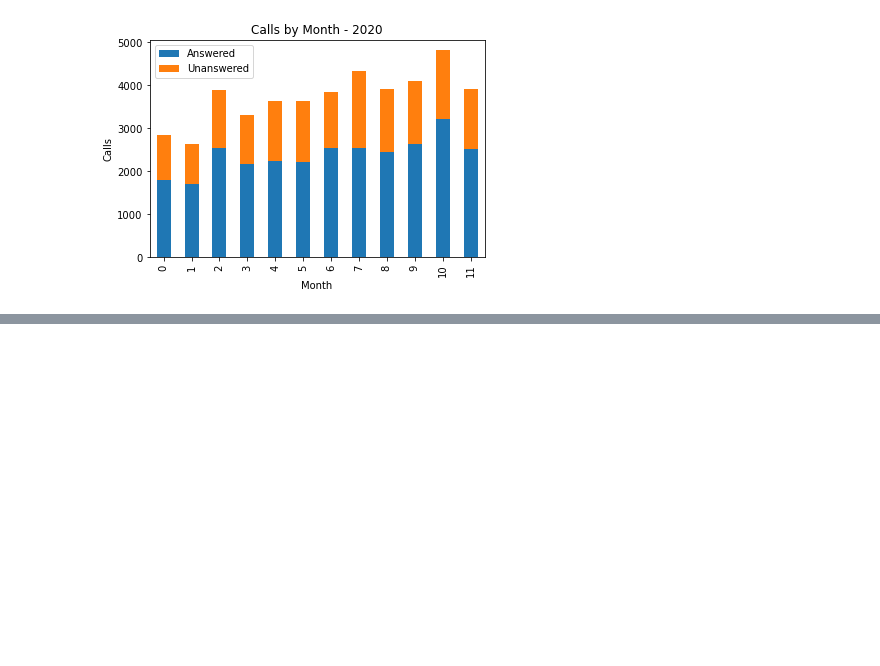
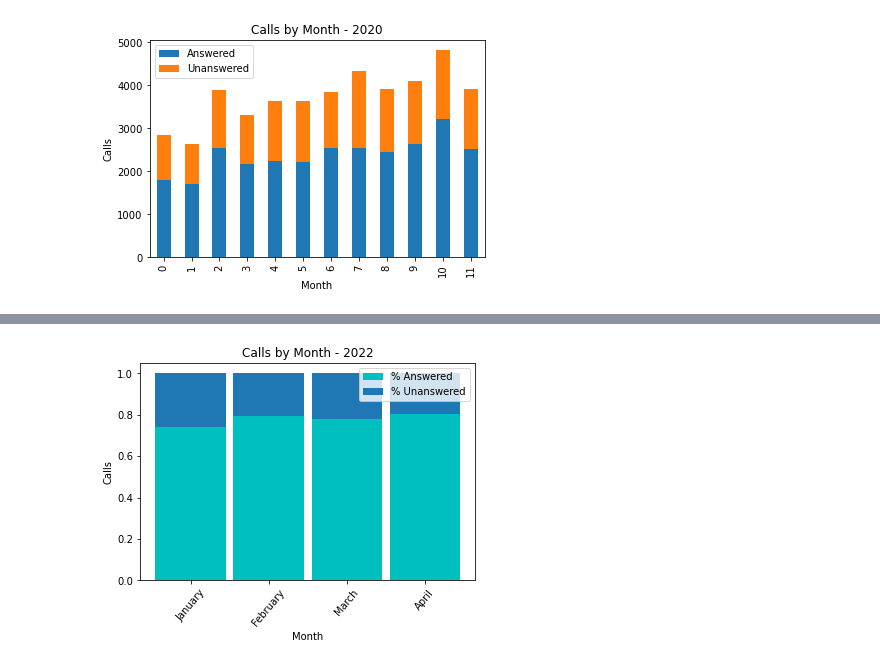
Before and after one commit to NSS-Data-Analytics-Cohort-6/fcs-crisis-sailing-the-seaborn, a Jupyter notebook: notebook/fcs_crisis_calls.ipynb, the cells around one changed output, grey strips where cells are left out. Saved outputs shown, nothing was run; the diff lists cells and outputs as text; code cells hidden in the pictures; blank space fills up the shorter version.

```diff
--- a/notebook/fcs_crisis_calls.ipynb
+++ b/notebook/fcs_crisis_calls.ipynb
@@ -404,0 +433,14 @@ plt.show()
+# %%
+w = 0.9
+
+
+plt.bar(month_dist_2022['Month'], month_dist_2022['% Answ'], w, color = 'c', label = '% Answered')
+plt.bar(month_dist_2022['Month'], month_dist_2022['% Unansw'], w, label = '% Unanswered', bottom= month_dist_2022['% Answ'])
+plt.title("Calls by Month - 2022")
+plt.xlabel("Month")
+plt.ylabel("Calls")
+plt.xticks(rotation=50)
+plt.legend()
+plt.show()
+# %% [output]
+[figure, added]
```
Also changed, not shown: parts of 6 cells of this notebook.
